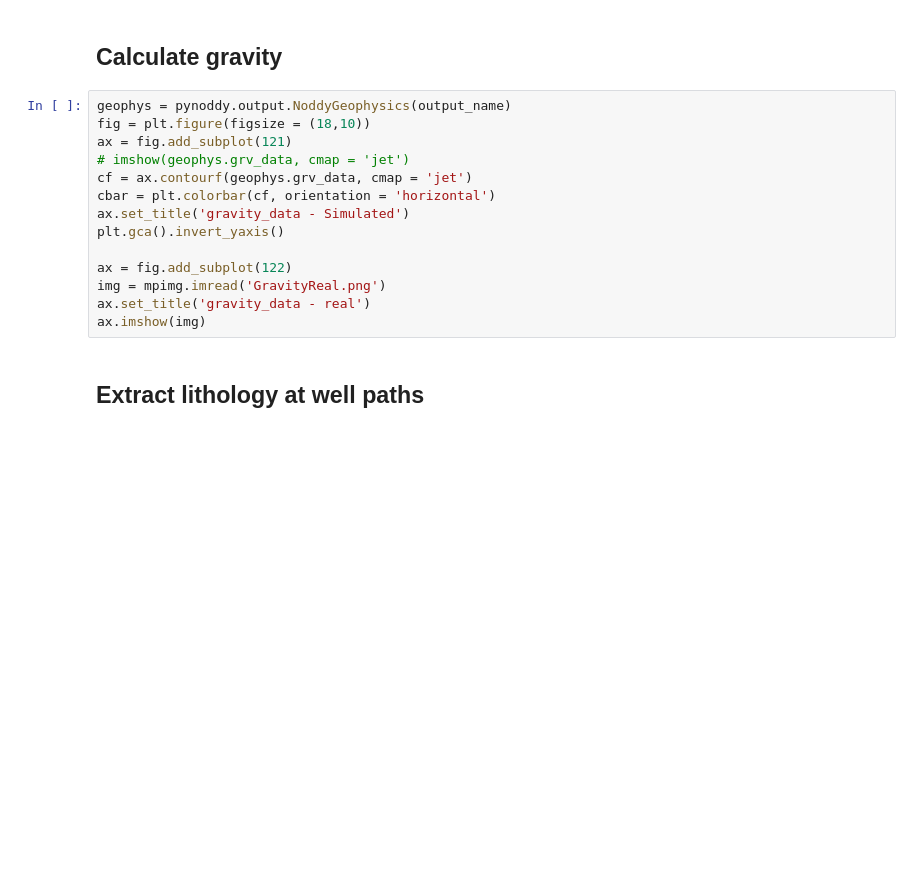
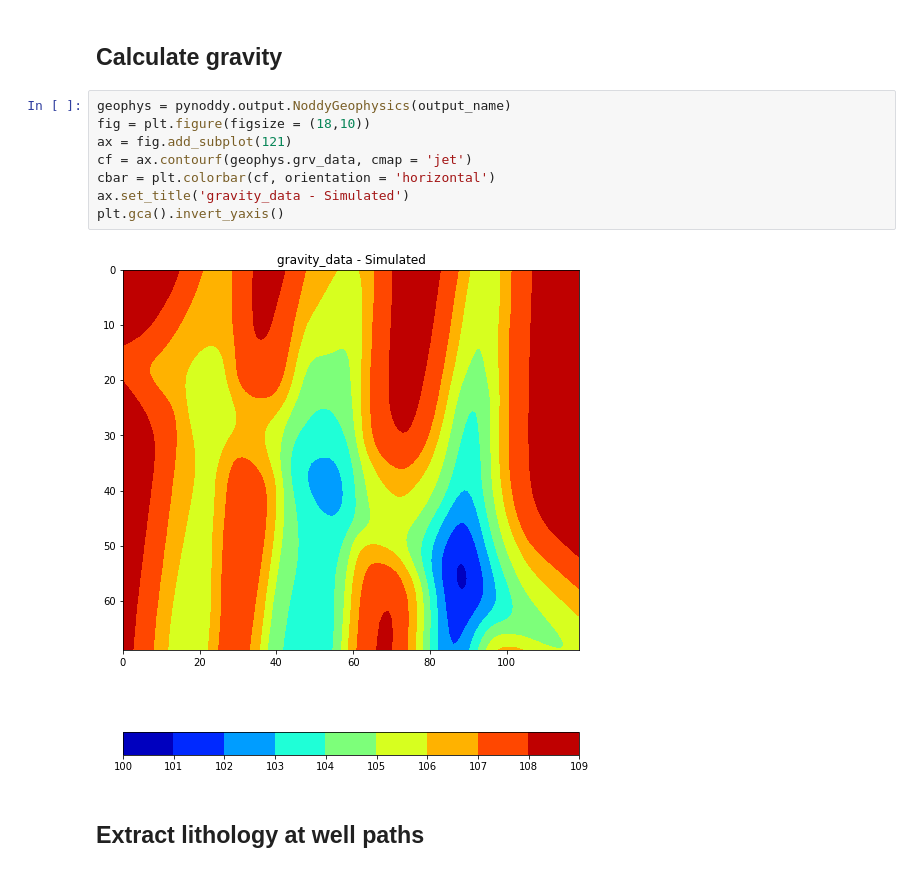
Before and after one commit to ahinoamp/Stochastic-GeoModel-Patua-SGW, a Jupyter notebook: MainScript.ipynb, the cells around one changed output. Cells and saved outputs as stored; diff of their text form; blank space fills up the shorter version.

```diff
--- a/MainScript.ipynb
+++ b/MainScript.ipynb
@@ -208,17 +243,13 @@ N1.plot_section('z', position = zslice, ax = ax, cmap='prism')
 # %%
 geophys = pynoddy.output.NoddyGeophysics(output_name)
 fig = plt.figure(figsize = (18,10))
 ax = fig.add_subplot(121)
-# imshow(geophys.grv_data, cmap = 'jet')
 cf = ax.contourf(geophys.grv_data, cmap = 'jet')
 cbar = plt.colorbar(cf, orientation = 'horizontal')
 ax.set_title('gravity_data - Simulated')
 plt.gca().invert_yaxis()
-
-ax = fig.add_subplot(122)
-img = mpimg.imread('GravityReal.png')
-ax.set_title('gravity_data - real')
-ax.imshow(img)
+# %% [output]
+[figure, added]
 # %% [markdown]
 ## Extract lithology at well paths
 # %%
```
Also changed, not shown: parts of 10 cells of this notebook, 1 other file.
